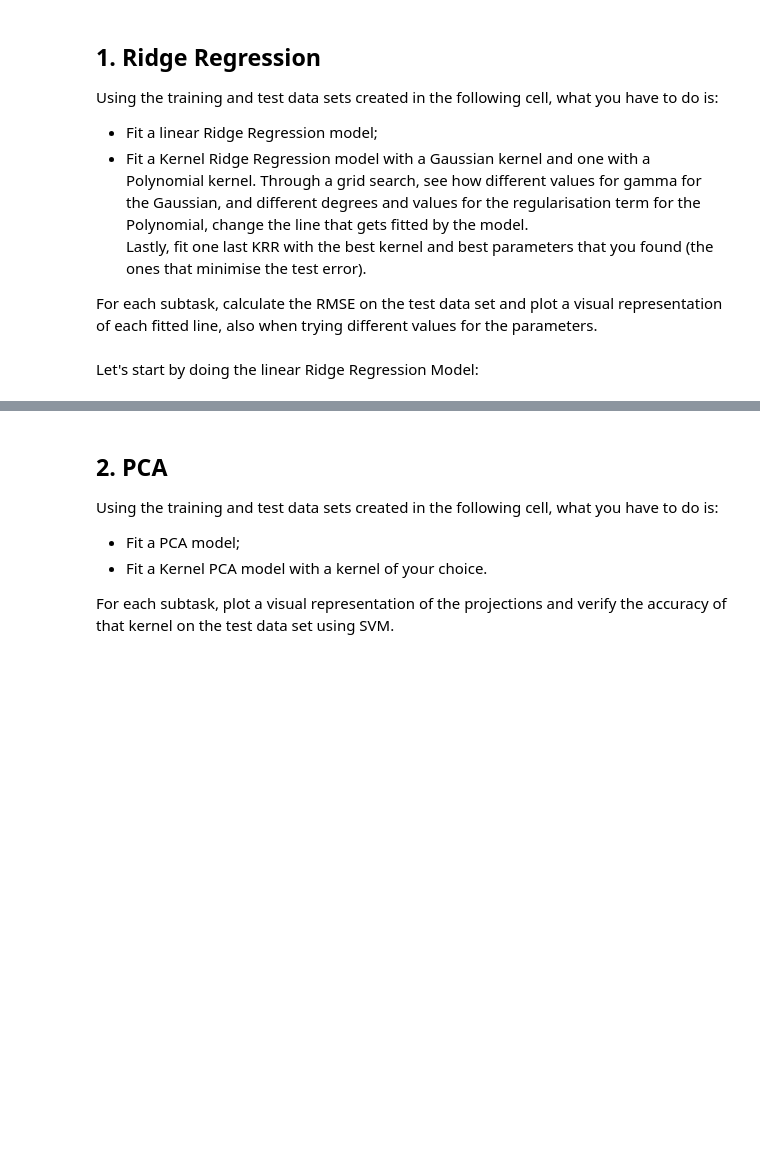
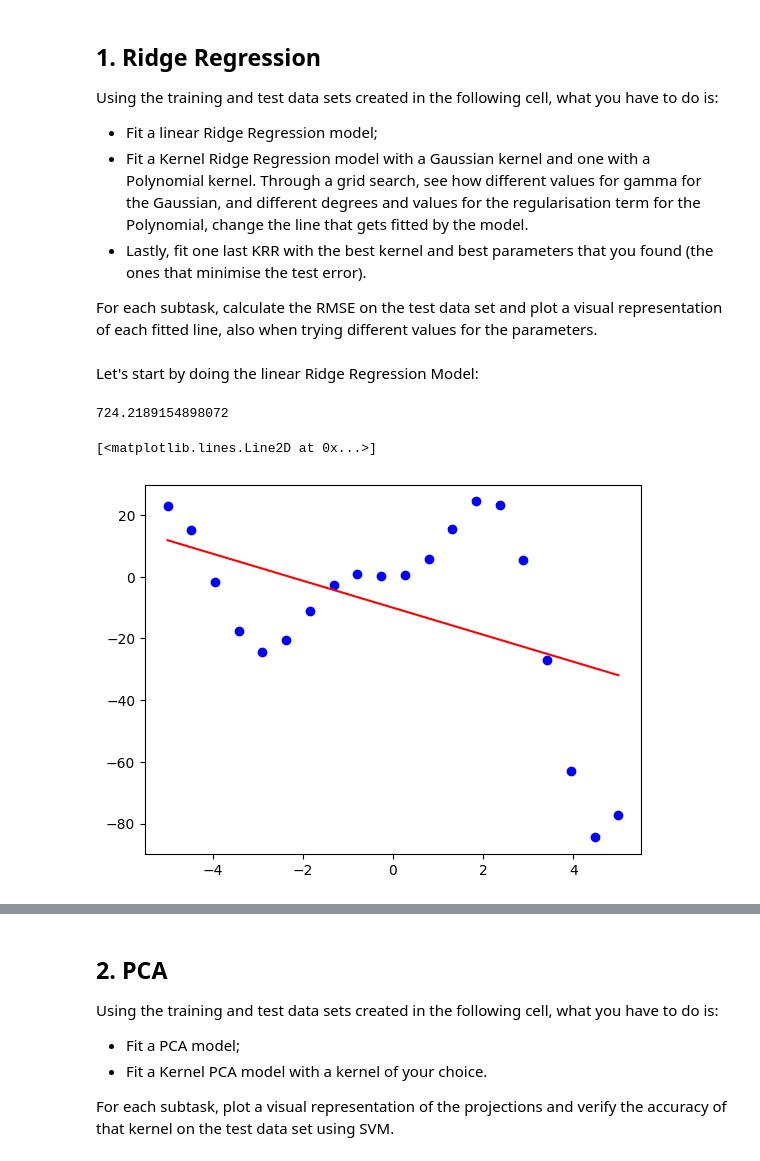
Before and after one commit to kiogre/Machine_learning_mod_A, a Jupyter notebook: challenges/challenge_two.ipynb, the cells around one changed output, grey strips where cells are left out. Saved outputs shown, nothing was run; the diff lists cells and outputs as text; code cells hidden in the pictures; blank space fills up the shorter version.

```diff
--- a/challenges/challenge_two.ipynb
+++ b/challenges/challenge_two.ipynb
@@ -16,7 +16,7 @@
 Using the training and test data sets created in the following cell, what you have to do is:
 * Fit a linear Ridge Regression model;
 * Fit a Kernel Ridge Regression model with a Gaussian kernel and one with a Polynomial kernel. Through a grid search, see how different values for gamma for the Gaussian, and different degrees and values for the regularisation term for the Polynomial, change the line that gets fitted by the model.
-Lastly, fit one last KRR with the best kernel and best parameters that you found (the ones that minimise the test error).
+* Lastly, fit one last KRR with the best kernel and best parameters that you found (the ones that minimise the test error).
 
 For each subtask, calculate the RMSE on the test data set and plot a visual representation of each fitted line, also when trying different values for the parameters.
 # %%
@@ -43,3 +43,18 @@ X_test = X_test.reshape(-1, 1)
 y_test = y_test.reshape(-1, 1)
 # %% [markdown]
 Let's start by doing the linear Ridge Regression Model:
+# %%
+from sklearn.linear_model import Ridge
+from sklearn.metrics import mean_squared_error
+
+clf = Ridge(alpha = 1.0)
+clf.fit(X_train, y_train)
+y_pred = clf.predict(X_test)
+rmse = mean_squared_error(y_test, y_pred)
+print(rmse)
+plt.pyplot.scatter(X_test, y_test, color='blue', label='Test Data')
+plt.pyplot.plot(X_test, y_pred, color='red', label='Ridge Regression')
+# %% [output]
+724.2189154898072
+[<matplotlib.lines.Line2D at 0x...>]
+[figure, added]
```
Also changed, not shown: parts of 6 cells of this notebook.
